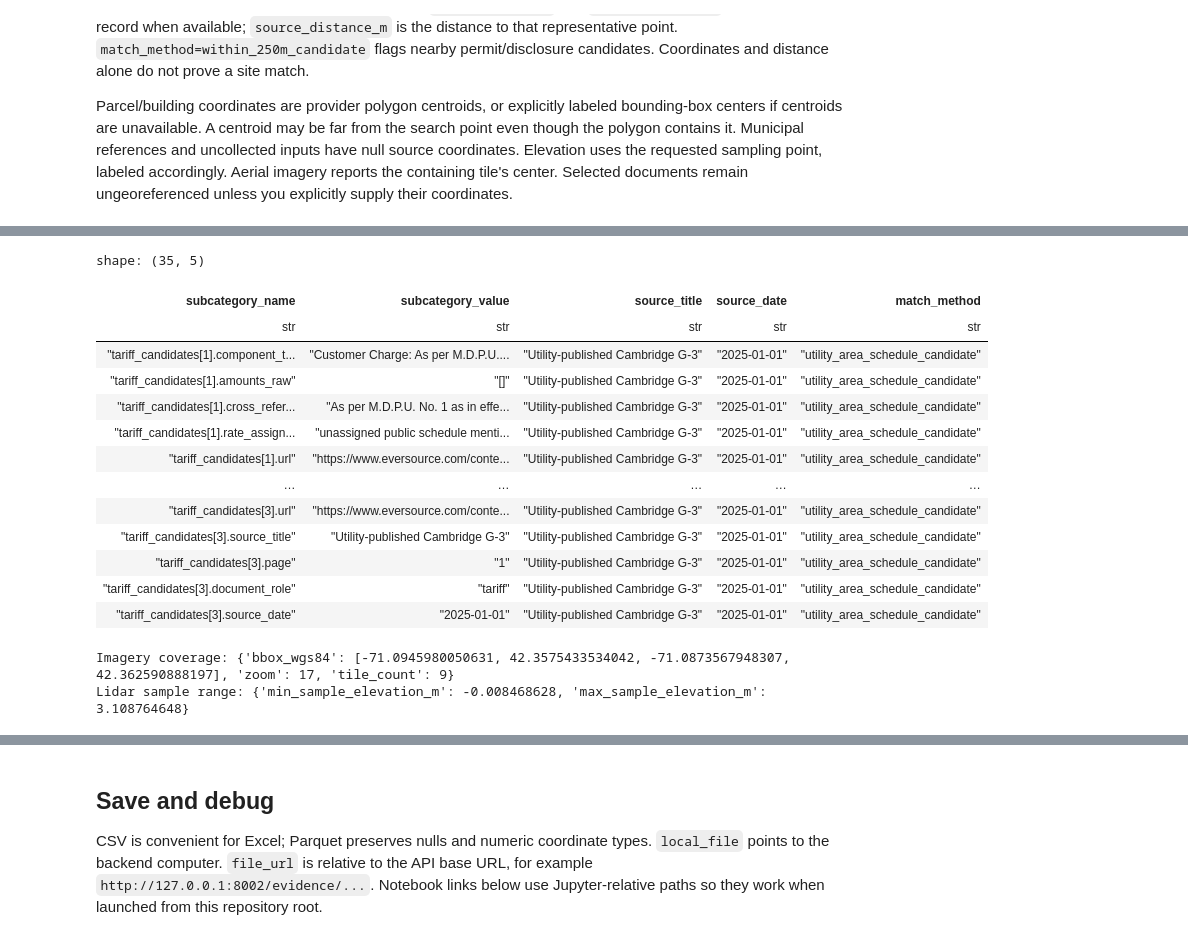
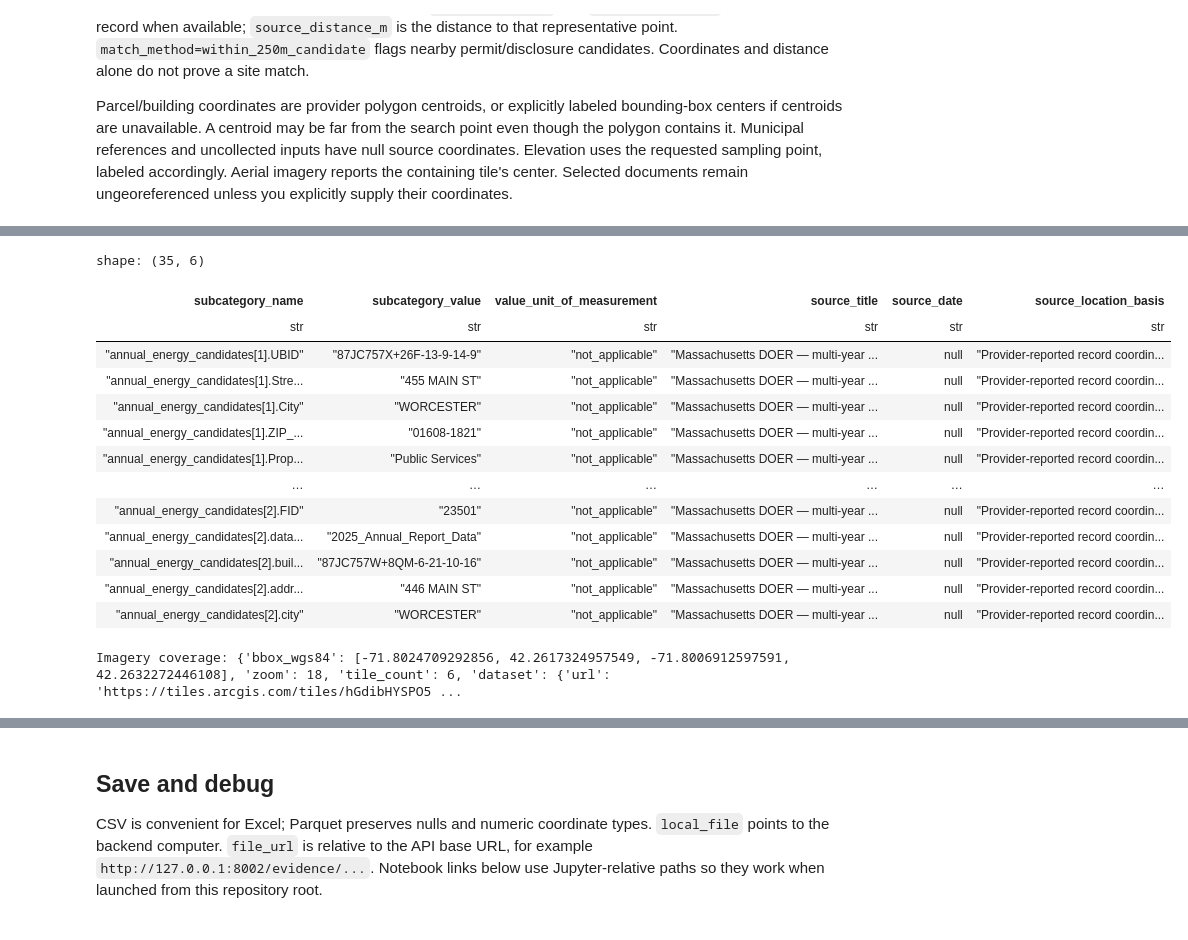
Before and after one commit to JuanPalaciosGodoy/MITEnergyAndClimateHack2026, a Jupyter notebook: site_checklist.ipynb, the cells around one changed output, grey strips where cells are left out. Drawn from its saved outputs; the diff is of its cells as text; code cells hidden in the pictures.

```diff
--- a/site_checklist.ipynb
+++ b/site_checklist.ipynb
@@ -12,7 +12,7 @@ import polars as pl
 from IPython.display import FileLink, Image, display
 from API import lookup_site, checklist_table
 
-LATITUDE, LONGITUDE = 42.359, -71.093
+LATITUDE, LONGITUDE = 42.2626, -71.8023
 
 site = lookup_site(LATITUDE, LONGITUDE)
 table = checklist_table(site)
@@ -131,29 +197,27 @@ All raw non-null LBER attributes are exposed for 2024 and 2025, including fuels,
 # %%
 public_evidence = table.filter(
-    pl.col("subcategory_name").str.contains("electrical_permit_candidates|annual_energy_candidates|tariff_candidates|masscec_context|environmental_candidates")
+    pl.col("subcategory_name").str.contains("electrical_permit_candidates|annual_energy_candidates|tariff_candidates")
 )
 with pl.Config(tbl_cols=-1, fmt_str_lengths=100):
-    display(public_evidence.select("subcategory_name", "subcategory_value", "source_title", "source_date", "match_method").head(35))
+    display(public_evidence.select("subcategory_name", "subcategory_value", "value_unit_of_measurement", "source_title", "source_date", "source_location_basis").head(35))
 
 print("Imagery coverage:", site["evidence"]["imagery_coverage"])
-print("Lidar sample range:", site["sources"]["lidar"].get("summary"))
 # %% [output]
-shape: (35, 5)
+shape: (35, 6)
-| subcategory_name | subcategory_value | source_title | source_date | match_method |
-| str | str | str | str | str |
-| "tariff_candidates[1].component_t... | "Customer Charge: As per M.D.P.U.... | "Utility-published Cambridge G-3" | "2025-01-01" | "utility_area_schedule_candidate" |
-| "tariff_candidates[1].amounts_raw" | "[]" | "Utility-published Cambridge G-3" | "2025-01-01" | "utility_area_schedule_candidate" |
-| "tariff_candidates[1].cross_refer... | "As per M.D.P.U. No. 1 as in effe... | "Utility-published Cambridge G-3" | "2025-01-01" | "utility_area_schedule_candidate" |
-| "tariff_candidates[1].rate_assign... | "unassigned public schedule menti... | "Utility-published Cambridge G-3" | "2025-01-01" | "utility_area_schedule_candidate" |
-| "tariff_candidates[1].url" | "https://www.eversource.com/conte... | "Utility-published Cambridge G-3" | "2025-01-01" | "utility_area_schedule_candidate" |
-| … | … | … | … | … |
-| "tariff_candidates[3].url" | "https://www.eversource.com/conte... | "Utility-published Cambridge G-3" | "2025-01-01" | "utility_area_schedule_candidate" |
-| "tariff_candidates[3].source_title" | "Utility-published Cambridge G-3" | "Utility-published Cambridge G-3" | "2025-01-01" | "utility_area_schedule_candidate" |
-| "tariff_candidates[3].page" | "1" | "Utility-published Cambridge G-3" | "2025-01-01" | "utility_area_schedule_candidate" |
-| "tariff_candidates[3].document_role" | "tariff" | "Utility-published Cambridge G-3" | "2025-01-01" | "utility_area_schedule_candidate" |
-| "tariff_candidates[3].source_date" | "2025-01-01" | "Utility-published Cambridge G-3" | "2025-01-01" | "utility_area_schedule_candidate" |
+| subcategory_name | subcategory_value | value_unit_of_measurement | source_title | source_date | source_location_basis |
+| str | str | str | str | str | str |
+| "annual_energy_candidates[1].UBID" | "87JC757X+26F-13-9-14-9" | "not_applicable" | "Massachusetts DOER — multi-year ... | null | "Provider-reported record coordin... |
+| "annual_energy_candidates[1].Stre... | "455 MAIN ST" | "not_applicable" | "Massachusetts DOER — multi-year ... | null | "Provider-reported record coordin... |
+| "annual_energy_candidates[1].City" | "WORCESTER" | "not_applicable" | "Massachusetts DOER — multi-year ... | null | "Provider-reported record coordin... |
+| "annual_energy_candidates[1].ZIP_... | "01608-1821" | "not_applicable" | "Massachusetts DOER — multi-year ... | null | "Provider-reported record coordin... |
+| "annual_energy_candidates[1].Prop... | "Public Services" | "not_applicable" | "Massachusetts DOER — multi-year ... | null | "Provider-reported record coordin... |
+| … | … | … | … | … | … |
+| "annual_energy_candidates[2].FID" | "23501" | "not_applicable" | "Massachusetts DOER — multi-year ... | null | "Provider-reported record coordin... |
+| "annual_energy_candidates[2].data... | "2025_Annual_Report_Data" | "not_applicable" | "Massachusetts DOER — multi-year ... | null | "Provider-reported record coordin... |
+| "annual_energy_candidates[2].buil... | "87JC757W+8QM-6-21-10-16" | "not_applicable" | "Massachusetts DOER — multi-year ... | null | "Provider-reported record coordin... |
+| "annual_energy_candidates[2].addr... | "446 MAIN ST" | "not_applicable" | "Massachusetts DOER — multi-year ... | null | "Provider-reported record coordin... |
+| "annual_energy_candidates[2].city" | "WORCESTER" | "not_applicable" | "Massachusetts DOER — multi-year ... | null | "Provider-reported record coordin... |
-Imagery coverage: {'bbox_wgs84': [-71.0945980050631, 42.3575433534042, -71.0873567948307, 42.362590888197], 'zoom': 17, 'tile_count': 9}
-Lidar sample range: {'min_sample_elevation_m': -0.008468628, 'max_sample_elevation_m': 3.108764648}
+Imagery coverage: {'bbox_wgs84': [-71.8024709292856, 42.2617324957549, -71.8006912597591, 42.2632272446108], 'zoom': 18, 'tile_count': 6, 'dataset': {'url': 'https://tiles.arcgis.com/tiles/hGdibHYSPO5 ...
 # %% [markdown]
 ## Open downloaded files
 
```
Also changed, not shown: parts of 18 cells of this notebook, 30 other files.
